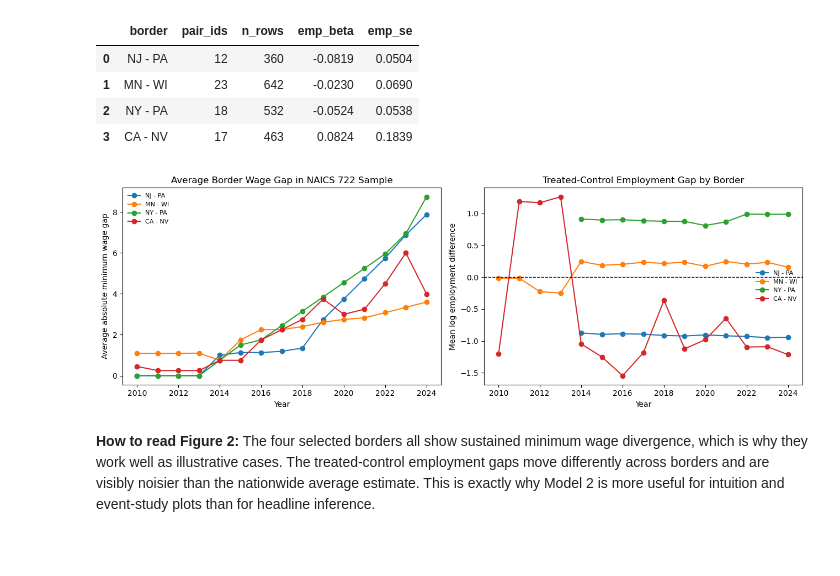
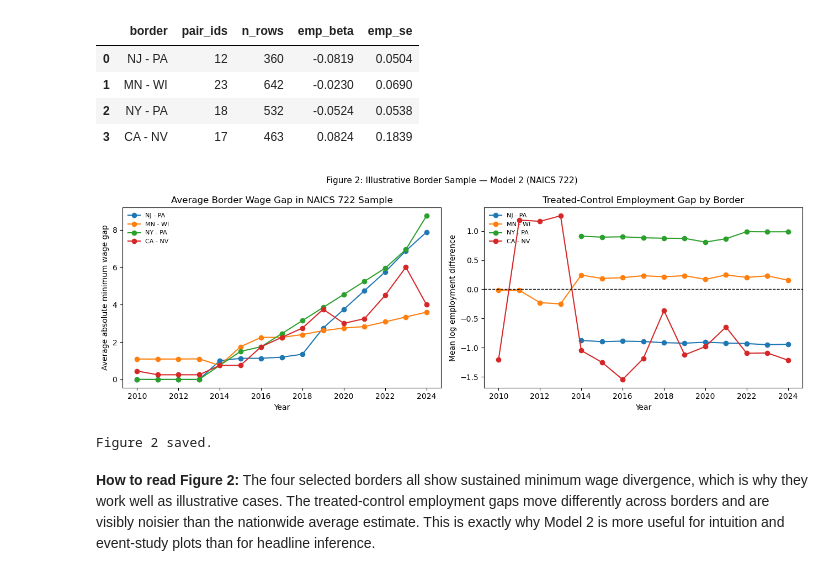
Before and after one commit to Gechyb/IDS_701-Causal-Inference_Final, a Jupyter notebook: notebooks/06_did_model_setup.ipynb, the cells around one changed output. Saved outputs shown, nothing was run; the diff lists cells and outputs as text; code cells hidden in the pictures; blank space fills up the shorter version.

```diff
--- a/notebooks/06_did_model_setup.ipynb
+++ b/notebooks/06_did_model_setup.ipynb
@@ -46,9 +46,14 @@ CWD = Path().resolve()
 ROOT = CWD if (CWD / "data" / "intermediate").exists() else CWD.parent
 INTERMEDIATE = ROOT / "data" / "intermediate"
 PROCESSED = ROOT / "data" / "processed"
+FIGURES = ROOT / "notebooks" / "figures"
+FIGURES.mkdir(parents=True, exist_ok=True)
+
 PANEL_FILE = PROCESSED / "analysis_panel.parquet"
 PAIRS_FILE = INTERMEDIATE / "border_pairs.parquet"
 
 PRIMARY_INDUSTRY = "722"
 INDUSTRIES = ["722", "44-45", "72", "721"]
 SELECTED_BORDERS = ["NJ - PA", "MN - WI", "NY - PA", "CA - NV"]
+
+print("Figures will be saved to:", FIGURES)
@@ -590,34 +603,38 @@ fig, axes = plt.subplots(1, 2, figsize=(13, 4.5))
 border_gap = illustrative_722.groupby(["border", "year"], as_index=False).agg(
     mean_abs_gap=("mw_gap_abs", "mean")
 )
 for border in SELECTED_BORDERS:
     tmp = border_gap.loc[border_gap["border"] == border]
     axes[0].plot(tmp["year"], tmp["mean_abs_gap"], marker="o", label=border)
 axes[0].set_title("Average Border Wage Gap in NAICS 722 Sample")
 axes[0].set_xlabel("Year")
 axes[0].set_ylabel("Average absolute minimum wage gap")
 axes[0].legend(frameon=False, fontsize=8)
 
 border_emp_gap = (
     illustrative_722.groupby(["border", "year", "treated"], as_index=False)
     .agg(mean_log_emp=("log_emp", "mean"))
     .pivot(index=["border", "year"], columns="treated", values="mean_log_emp")
     .reset_index()
 )
 border_emp_gap["treated_minus_control"] = border_emp_gap[1] - border_emp_gap[0]
 for border in SELECTED_BORDERS:
     tmp = border_emp_gap.loc[border_emp_gap["border"] == border]
     axes[1].plot(tmp["year"], tmp["treated_minus_control"], marker="o", label=border)
 axes[1].axhline(0, color="black", ls="--", lw=1)
 axes[1].set_title("Treated-Control Employment Gap by Border")
 axes[1].set_xlabel("Year")
 axes[1].set_ylabel("Mean log employment difference")
 axes[1].legend(frameon=False, fontsize=8)
 
+plt.suptitle("Figure 2: Illustrative Border Sample — Model 2 (NAICS 722)", fontsize=11)
 plt.tight_layout()
+plt.savefig(FIGURES / "fig2_illustrative_borders.png", dpi=150, bbox_inches="tight")
 plt.show()
+print("Figure 2 saved.")
 # %% [output]
-[figure, old version]
+[figure, new version]
+Figure 2 saved.
 # %% [markdown]
 **How to read Figure 2:** The four selected borders all show sustained minimum wage divergence, which is why they work well as illustrative cases. The treated-control employment gaps move differently across borders and are visibly noisier than the nationwide average estimate. This is exactly why Model 2 is more useful for intuition and event-study plots than for headline inference.
 # %% [markdown]
```
Also changed, not shown: parts of 2 cells of this notebook, 2 other files.
